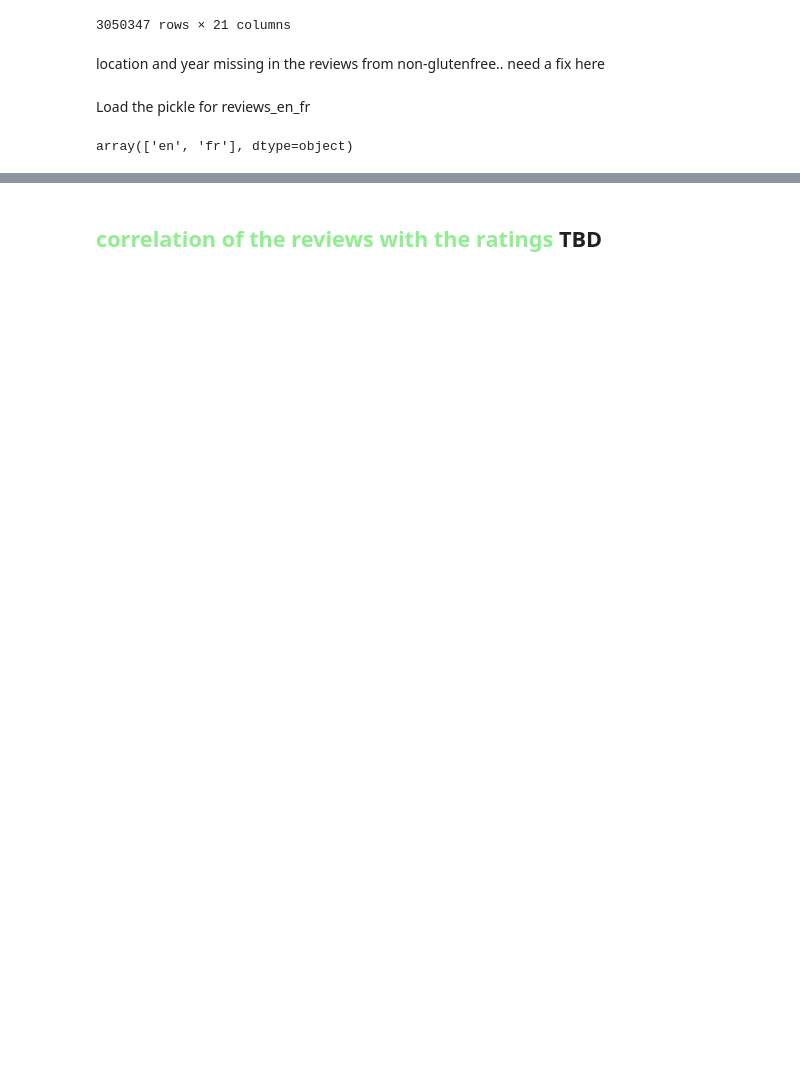
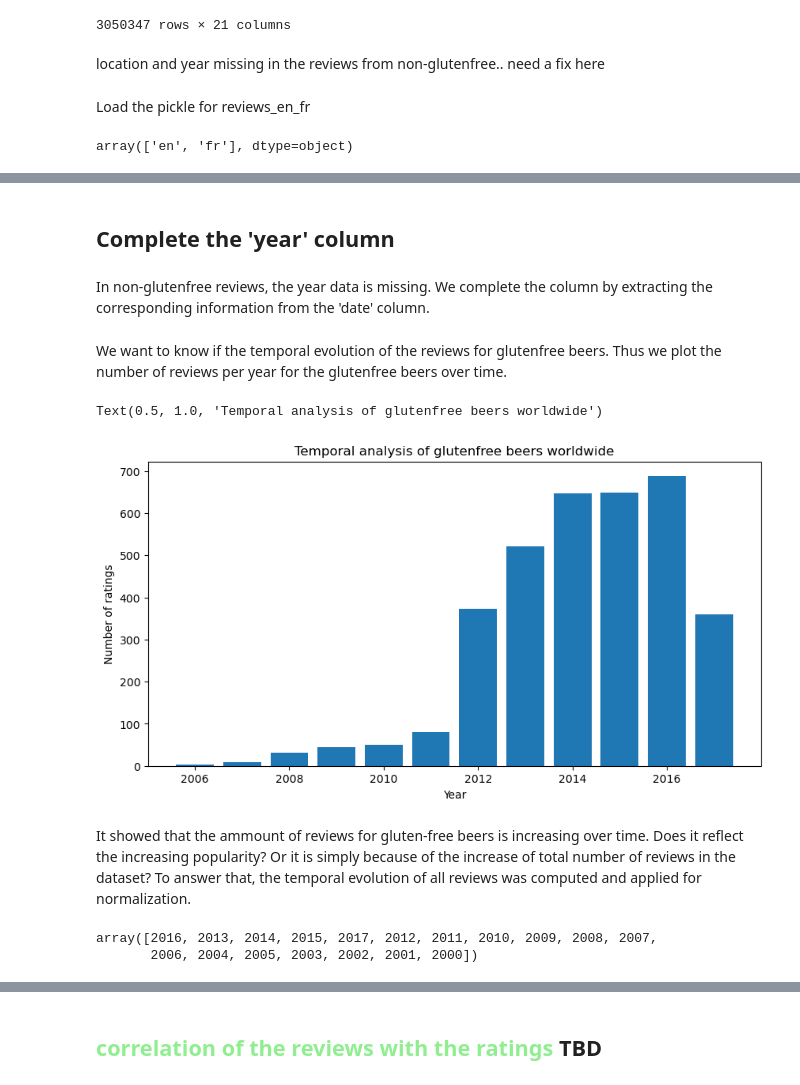
Before and after one commit to epfl-ada/ada-2023-project-adarescueteam, a Jupyter notebook: code/P3.ipynb, the cells around one changed output, grey strips where cells are left out. Drawn from its saved outputs; the diff is of its cells as text; code cells hidden in the pictures; blank space fills up the shorter version.

Commit message:
new branch with temporal analysis

```diff
--- a/code/P3.ipynb
+++ b/code/P3.ipynb
@@ -491,2 +494,9 @@ array(['en', 'fr'], dtype=object)
 
 -> can fill with a lot of P2_AfterMilestone from the 'fix_nlp_and_text-formats' branch
+# %%
+# read in the dataset that is preprocessed with beer styles and language
+with open(os.path.join(DATA_DIR, "reviews_style_lang.pkl"), 'rb') as f:
+    reviews_style_lang = pickle.load(f)
+# %%
+with open(os.path.join(DATA_DIR, "reviews_en_fr.pkl"), 'rb') as f:
+    reviews_en_fr = pickle.load(f)
@@ -492,0 +526,31 @@ array(['en', 'fr'], dtype=object)
+# %% [markdown]
+## Complete the 'year' column
+# %% [markdown]
+In non-glutenfree reviews, the year data is missing. We complete the column by extracting the corresponding information from the 'date' column.
+# %%
+# format 2016-04-26 10:00:00
+reviews_style_lang['year'] = reviews_style_lang['date'].str.split('-').str[0].astype(int)
+reviews_en_fr['year'] = reviews_en_fr['date'].str.split('-').str[0].astype(int)
+# %% [markdown]
+We want to know if the temporal evolution of the reviews for glutenfree beers. Thus we plot the number of reviews per year for the glutenfree beers over time.
+# %%
+number_of_gf_reviews = Counter(reviews_en_fr[reviews_en_fr['glutenfree'] == True]['year'])
+number_of_gf_reviews = sorted(number_of_gf_reviews.items(), key=lambda x: x[0])
+# %%
+# make a list of ('year', 'number of ratings') tuples
+plt.figure(figsize=(10,5))
+plt.bar([x[0] for x in number_of_gf_reviews], [x[1] for x in number_of_gf_reviews])
+plt.xlabel('Year')
+plt.ylabel('Number of ratings')
+plt.title('Temporal analysis of glutenfree beers worldwide')
+# %% [output]
+Text(0.5, 1.0, 'Temporal analysis of glutenfree beers worldwide')
+[figure, added]
+# %% [markdown]
+It showed that the ammount of reviews for gluten-free beers is increasing over time. Does it reflect the increasing popularity? Or it is simply because of the increase of total number of reviews in the dataset? To answer that, the temporal evolution of all reviews was computed and applied for normalization.
+# %%
+# show unique values of the 'year' column
+reviews_en_fr['year'].unique()
+# %% [output]
+array([2016, 2013, 2014, 2015, 2017, 2012, 2011, 2010, 2009, 2008, 2007,
+       2006, 2004, 2005, 2003, 2002, 2001, 2000])
```
Also changed, not shown: parts of 11 cells of this notebook.
